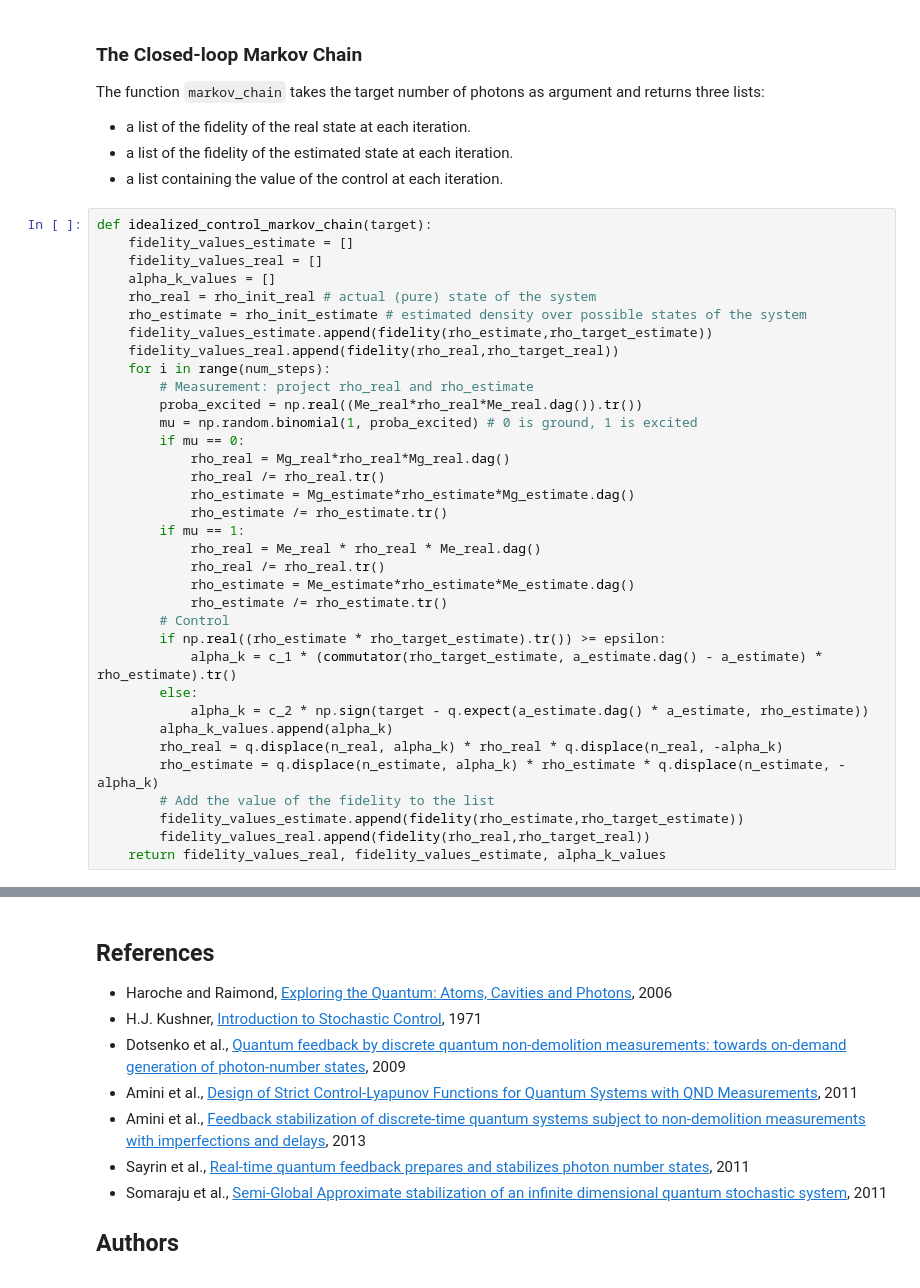
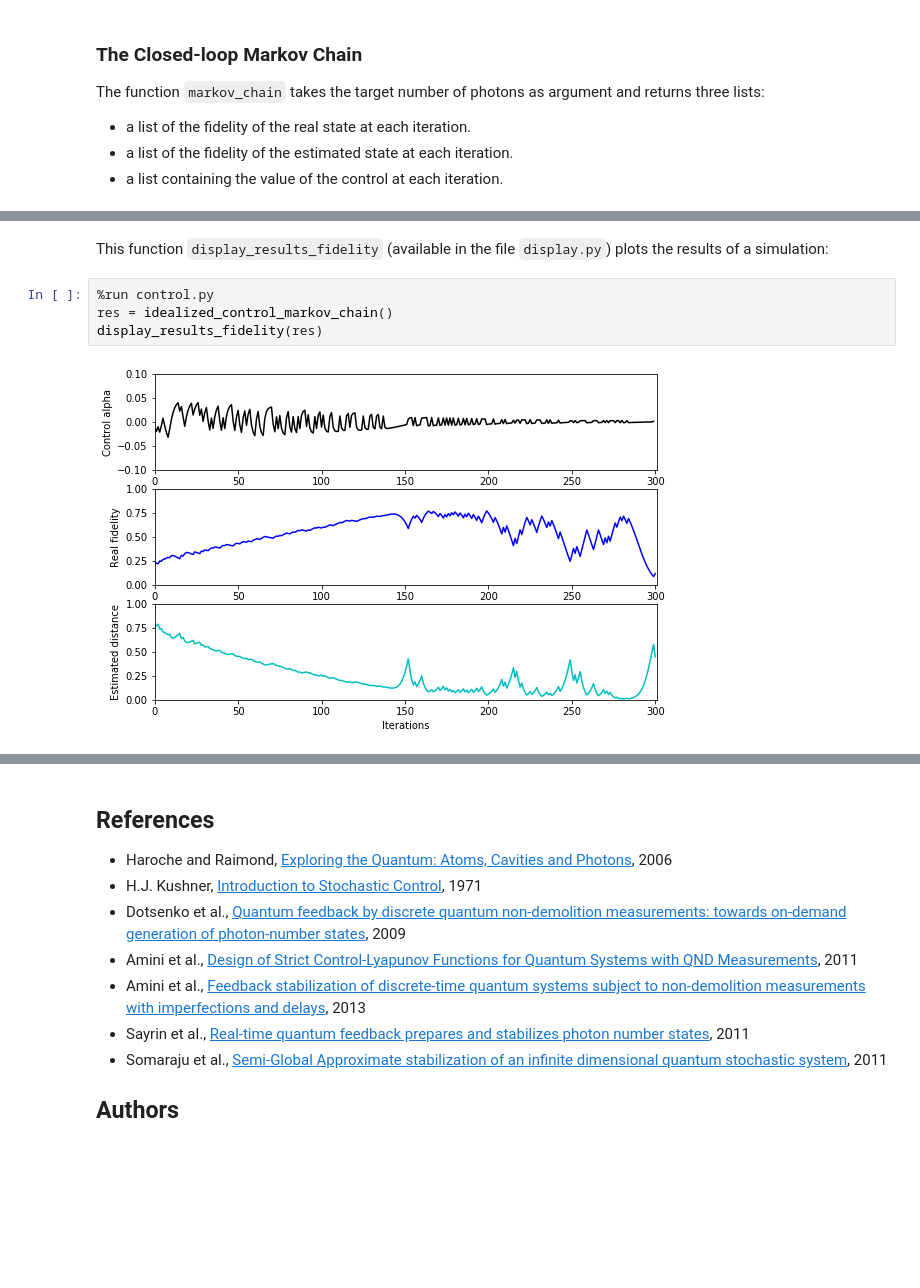
Before and after one commit to denainjs/Photon-Box, a Jupyter notebook: Photon-Box.ipynb, the cells around one changed output, grey strips where cells are left out. Cells and saved outputs as stored; diff of their text form; blank space fills up the shorter version.

```diff
--- a/Photon-Box.ipynb
+++ b/Photon-Box.ipynb
@@ -291,38 +283,3 @@ The function `markov_chain` takes the target number of photons as argument and r
 * a list of the fidelity of the real state at each iteration.
 * a list of the fidelity of the estimated state at each iteration.
 * a list containing the value of the control at each iteration.
-# %%
-def idealized_control_markov_chain(target):
-    fidelity_values_estimate = []
-    fidelity_values_real = []
-    alpha_k_values = []
-    rho_real = rho_init_real # actual (pure) state of the system
-    rho_estimate = rho_init_estimate # estimated density over possible states of the system
-    fidelity_values_estimate.append(fidelity(rho_estimate,rho_target_estimate))
-    fidelity_values_real.append(fidelity(rho_real,rho_target_real))
-    for i in range(num_steps):
-        # Measurement: project rho_real and rho_estimate
-        proba_excited = np.real((Me_real*rho_real*Me_real.dag()).tr())
-        mu = np.random.binomial(1, proba_excited) # 0 is ground, 1 is excited
-        if mu == 0:
-            rho_real = Mg_real*rho_real*Mg_real.dag()
-            rho_real /= rho_real.tr()
-            rho_estimate = Mg_estimate*rho_estimate*Mg_estimate.dag()
-            rho_estimate /= rho_estimate.tr()
-        if mu == 1:
-            rho_real = Me_real * rho_real * Me_real.dag()
-            rho_real /= rho_real.tr()
-            rho_estimate = Me_estimate*rho_estimate*Me_estimate.dag()
-            rho_estimate /= rho_estimate.tr()
-        # Control
-        if np.real((rho_estimate * rho_target_estimate).tr()) >= epsilon:
-            alpha_k = c_1 * (commutator(rho_target_estimate, a_estimate.dag() - a_estimate) * rho_estimate).tr()
-        else:
-            alpha_k = c_2 * np.sign(target - q.expect(a_estimate.dag() * a_estimate, rho_estimate))
-        alpha_k_values.append(alpha_k)
-        rho_real = q.displace(n_real, alpha_k) * rho_real * q.displace(n_real, -alpha_k)
-        rho_estimate = q.displace(n_estimate, alpha_k) * rho_estimate * q.displace(n_estimate, -alpha_k)
-        # Add the value of the fidelity to the list
-        fidelity_values_estimate.append(fidelity(rho_estimate,rho_target_estimate))
-        fidelity_values_real.append(fidelity(rho_real,rho_target_real))
-    return fidelity_values_real, fidelity_values_estimate, alpha_k_values
@@ -337 +286,9 @@ plt.plot(np.arange(num_steps + 1), idealized_control_fidelity_values)
+# %% [markdown]
+This function `display_results_fidelity` (available in the file `display.py`) plots the results of a simulation:
+# %%
+%run control.py
+res = idealized_control_markov_chain()
+display_results_fidelity(res)
+# %% [output]
+[figure, added]
 # %% [markdown]
```
Also changed, not shown: parts of 26 cells of this notebook, 22 other files.
